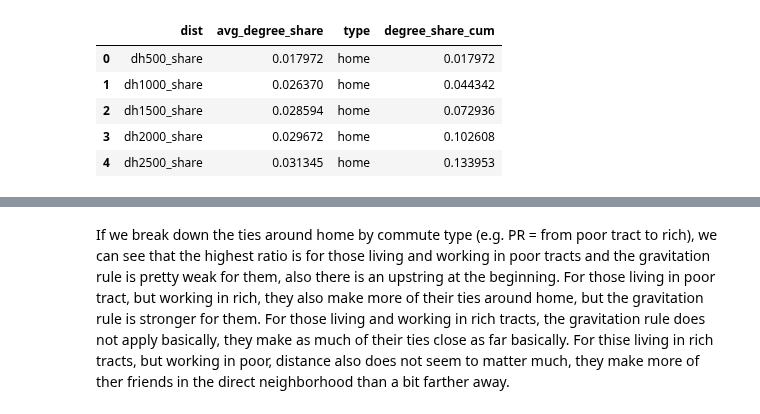
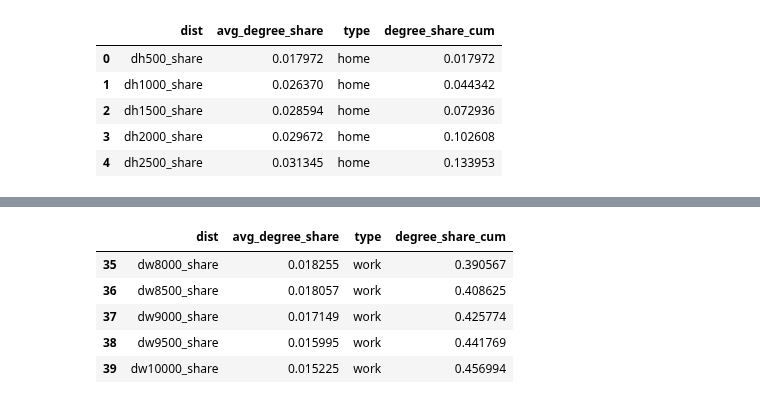
Before and after one commit to sandorjuhasz/ties-around-home, a Jupyter notebook: scripts/degree_home_work.ipynb, the cells around one changed output, grey strips where cells are left out. Cells and saved outputs as stored; diff of their text form; code cells hidden in the pictures.

```diff
--- a/scripts/degree_home_work.ipynb
+++ b/scripts/degree_home_work.ipynb
@@ -1128,2 +369,9 @@ sns.lineplot('distance (km)', 'degree ratio', hue = 'commute_type', style = 'com
-# %% [markdown]
-If we break down the ties around home by commute type (e.g. PR = from poor tract to rich), we can see that the highest ratio is for those living and working in poor tracts and the gravitation rule is pretty weak for them, also there is an upstring at the beginning. For those living in poor tract, but working in rich, they also make more of their ties around home, but the gravitation rule is stronger for them. For those living and working in rich tracts, the gravitation rule does not apply basically, they make as much of their ties close as far basically. For thise living in rich tracts, but working in poor, distance also does not seem to matter much, they make more of ther friends  in the direct neighborhood than a bit farther away.
+# %%
+result_rich.tail()
+# %% [output]
+|  | dist | avg_degree_share | type | degree_share_cum |
+| 35 | dw8000_share | 0.018255 | work | 0.390567 |
+| 36 | dw8500_share | 0.018057 | work | 0.408625 |
+| 37 | dw9000_share | 0.017149 | work | 0.425774 |
+| 38 | dw9500_share | 0.015995 | work | 0.441769 |
+| 39 | dw10000_share | 0.015225 | work | 0.456994 |
```
Also changed, not shown: parts of 142 cells of this notebook.
